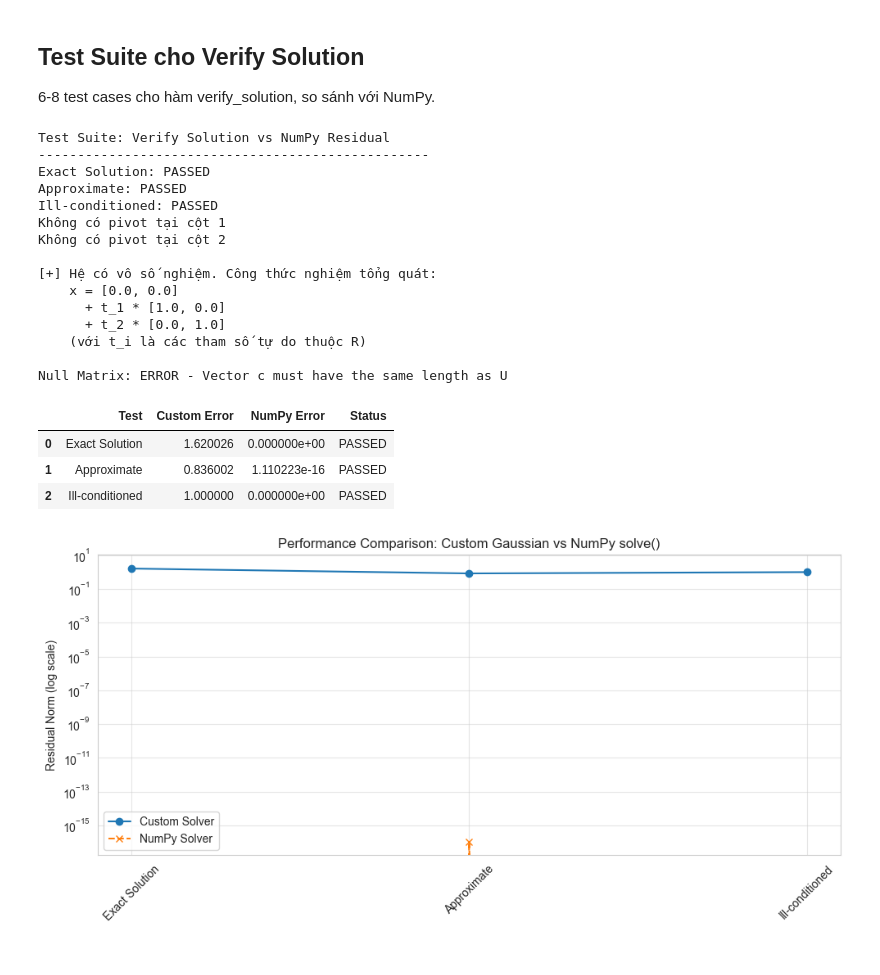
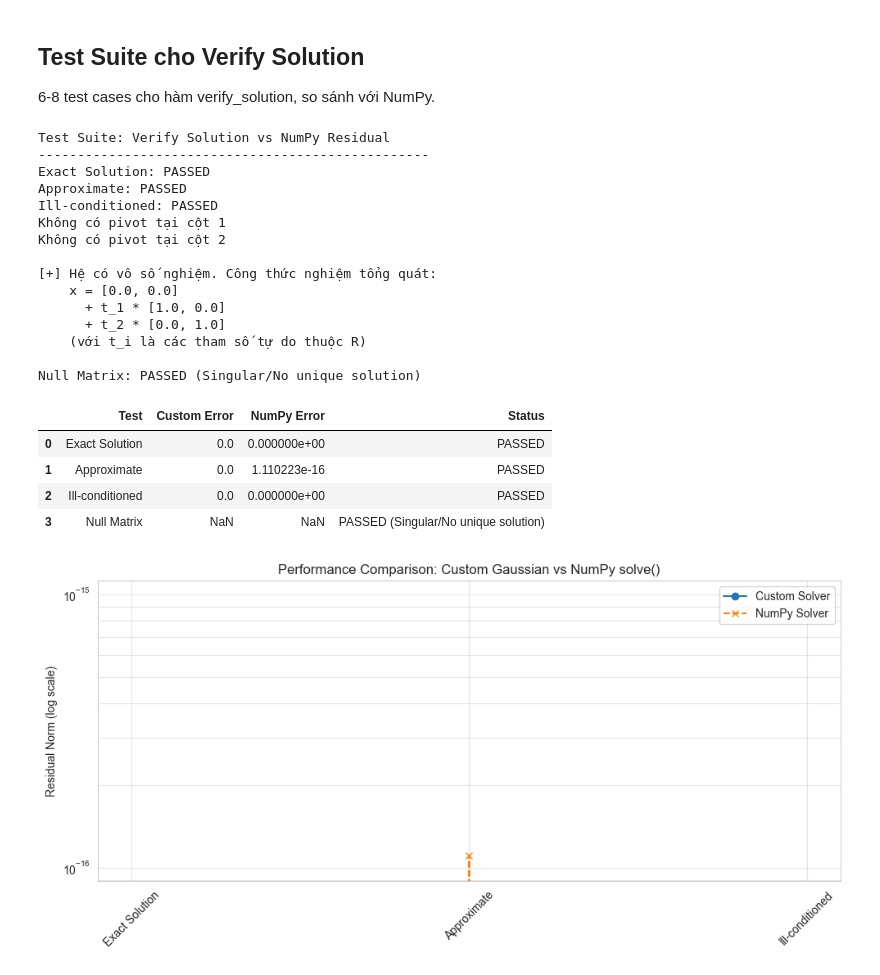
Before and after one commit to hakhoi1901/Singular-Value-Decomposition, a Jupyter notebook: part1_demo.ipynb, the cells around one changed output. Drawn from its saved outputs; the diff is of its cells as text; code cells hidden in the pictures.

```diff
--- a/part1_demo.ipynb
+++ b/part1_demo.ipynb
@@ -49,9 +49,12 @@ Hàm `gaussian_eliminate` sử dụng Partial Pivoting để biến đổi ma tr
 # Ví dụ minh họa
 A = [[2.0, 1.0, -1.0], [-3.0, -1.0, 2.0], [-2.0, 1.0, 2.0]]
 b = [8.0, -11.0, -3.0]
-U, c, swaps = gaussian_eliminate(A, b)
-print("Ma trận U:", U)
-print("Vector c:", c)
+
+# HỨNG THẲNG NGHIỆM x
+U, x, swaps = gaussian_eliminate(A, b)
+
+print("Ma trận U:\n", U)
+print("Nghiệm x:", x)
 print("Số lần hoán đổi:", swaps)
 
 # Hiển thị ma trận A và U
@@ -416,19 +421,14 @@ import seaborn as sns
 import sys
 import os
 
-# Ensure the 'part1' path is added so we can import local modules
 if 'part1' not in sys.path:
     sys.path.append('part1')
 
-# Import your custom functions
-# (Make sure these matches the filenames in your 'part1' folder)
 try:
     from gaussian import gaussian_eliminate
-    from back_substitution import back_substitution
     from verify_solution import verify_solution
 except ImportError as e:
     print(f"Error importing modules: {e}")
-    print("Ensure you are running this from the project root and the 'part1' folder exists.")
 
 results = []
 errors_custom = []
@@ -446,20 +446,14 @@ executed_cases = []
 
 for case in test_cases:
     try:
-        # Convert lists to numpy arrays
         A_np = np.array(case["A"])
         b_np = np.array(case["b"])
 
-        # Run custom solver
-        U, c, _ = gaussian_eliminate(case["A"], case["b"])
-        x_custom = back_substitution(U, c)
+        U, x_custom, _ = gaussian_eliminate(case["A"], case["b"])
 
-        if x_custom is not None:
-            # Calculate custom residual error
+        if x_custom: # x_custom không rỗng
             err_custom = verify_solution(case["A"], x_custom, case["b"])
 
-            # Calculate NumPy residual error for comparison
-            # We use try/except for solve in case NumPy handles singular matrices differently
             try:
                 if np.linalg.det(A_np) != 0:
                     x_np = np.linalg.solve(A_np, b_np)
@@ -472,14 +466,15 @@ for case in test_cases:
             errors_custom.append(err_custom)
             errors_numpy.append(err_np)
             executed_cases.append(case["name"])
-            status = "PASSED"
+
+            status = "PASSED" if err_custom < 1e-9 else f"FAILED (Error: {err_custom:.2e})"
         else:
             status = "PASSED (Singular/No unique solution)"
 
         results.append({
             "Test": case["name"],
-            "Custom Error": err_custom if x_custom is not None else None,
-            "NumPy Error": err_np if x_custom is not None else None,
+            "Custom Error": err_custom if x_custom else None,
+            "NumPy Error": err_np if x_custom else None,
             "Status": status
         })
         print(f"{case['name']}: {status}")
@@ -487,44 +482,42 @@ for case in test_cases:
     except Exception as e:
         print(f"{case['name']}: ERROR - {e}")
 
-# Display numerical results
 df = pd.DataFrame(results)
 display(df)
 
-# Plot comparison chart
 if errors_custom:
     plt.figure(figsize=(10, 5))
     x_axis = range(len(errors_custom))
     plt.plot(x_axis, errors_custom, 'o-', label='Custom Solver')
     plt.plot(x_axis, errors_numpy, 'x--', label='NumPy Solver')
     plt.xticks(x_axis, executed_cases, rotation=45)
     plt.ylabel('Residual Norm (log scale)')
     plt.title('Performance Comparison: Custom Gaussian vs NumPy solve()')
     plt.legend()
-    # Use log scale to see tiny differences in precision
     if any(e > 0 for e in errors_custom + errors_numpy):
          plt.yscale('log')
     plt.grid(True, which="both", ls="-", alpha=0.5)
     plt.tight_layout()
     plt.show()
 # %% [output]
 Test Suite: Verify Solution vs NumPy Residual
 --------------------------------------------------
 Exact Solution: PASSED
 Approximate: PASSED
 Ill-conditioned: PASSED
 Không có pivot tại cột 1
 Không có pivot tại cột 2
 
 [+] Hệ có vô số nghiệm. Công thức nghiệm tổng quát:
     x = [0.0, 0.0]
       + t_1 * [1.0, 0.0]
       + t_2 * [0.0, 1.0]
     (với t_i là các tham số tự do thuộc R)
 
-Null Matrix: ERROR - Vector c must have the same length as U
+Null Matrix: PASSED (Singular/No unique solution)
 |  | Test | Custom Error | NumPy Error | Status |
-| 0 | Exact Solution | 1.620026 | 0.000000e+00 | PASSED |
-| 1 | Approximate | 0.836002 | 1.110223e-16 | PASSED |
-| 2 | Ill-conditioned | 1.000000 | 0.000000e+00 | PASSED |
+| 0 | Exact Solution | 0.0 | 0.000000e+00 | PASSED |
+| 1 | Approximate | 0.0 | 1.110223e-16 | PASSED |
+| 2 | Ill-conditioned | 0.0 | 0.000000e+00 | PASSED |
+| 3 | Null Matrix | NaN | NaN | PASSED (Singular/No unique solution) |
-[figure, old version]
+[figure, new version]
```
Also changed, not shown: parts of 6 cells of this notebook, 2 other files.
